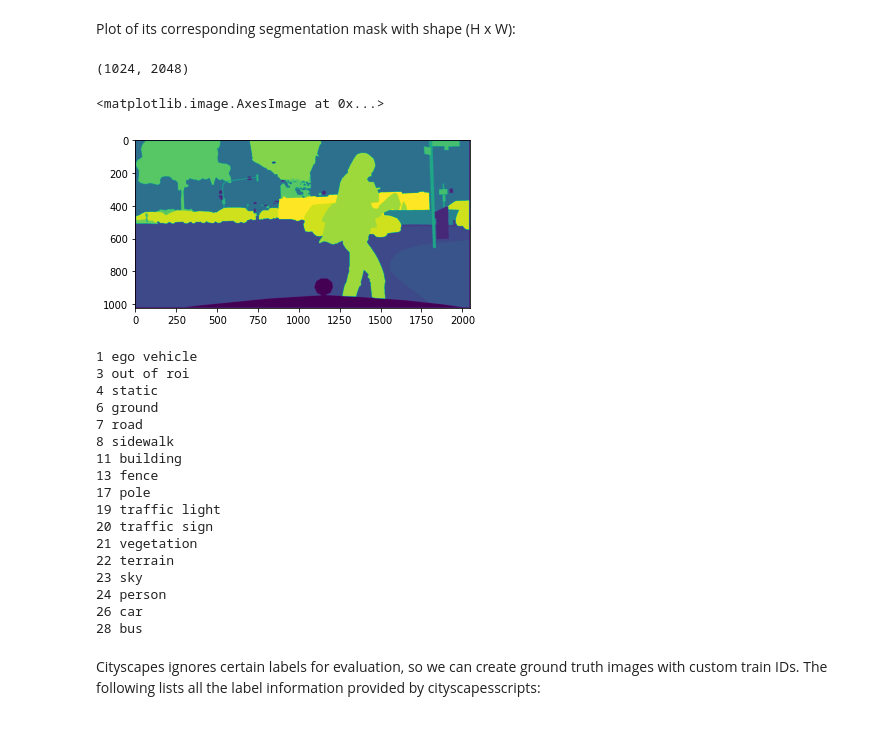
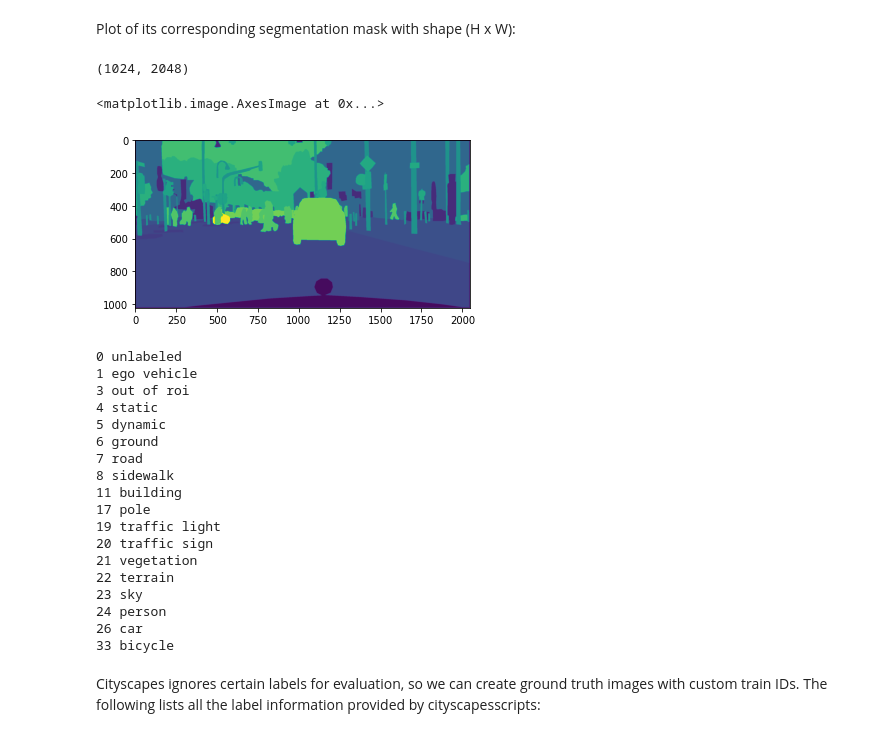
Before and after one commit to wangah/deeplabv3-plus, a Jupyter notebook: eda/data_exploration.ipynb, the cells around one changed output. Saved outputs shown, nothing was run; the diff lists cells and outputs as text; code cells hidden in the pictures.

```diff
--- a/eda/data_exploration.ipynb
+++ b/eda/data_exploration.ipynb
@@ -49,29 +49,30 @@ plt.imshow(example_img)
 Plot of its corresponding segmentation mask with shape (H x W):
 # %%
 example_mask_file = (
-    "../data/gtFine/train/stuttgart/stuttgart_000166_000019_gtFine_labelIds.png"
+    "../data/gtFine/train/cologne/cologne_000006_000019_gtFine_labelIds.png"
 )
 example_mask = np.array(Image.open(example_mask_file), dtype=np.uint8)
 print(example_mask.shape)
 plt.imshow(example_mask)
 # %% [output]
 (1024, 2048)
 <matplotlib.image.AxesImage at 0x...>
-[figure, old version]
+[figure, new version]
 # %%
 example_ids = np.unique(example_mask)
 example_labels = [labels.id2label[example_id].name for example_id in example_ids]
 for example_id, label in zip(example_ids, example_labels):
     print(example_id, label)
 # %% [output]
+0 unlabeled
 1 ego vehicle
 3 out of roi
 4 static
+5 dynamic
 6 ground
 7 road
 8 sidewalk
 11 building
-13 fence
 17 pole
 19 traffic light
 20 traffic sign
@@ -80,7 +81,7 @@ for example_id, label in zip(example_ids, example_labels):
 23 sky
 24 person
 26 car
-28 bus
+33 bicycle
 # %% [markdown]
 Cityscapes ignores certain labels for evaluation, so we can create ground truth images with custom train IDs. The following lists all the label information provided by cityscapesscripts:
 # %%
```
Also changed, not shown: parts of 10 cells of this notebook, 3 other files.
